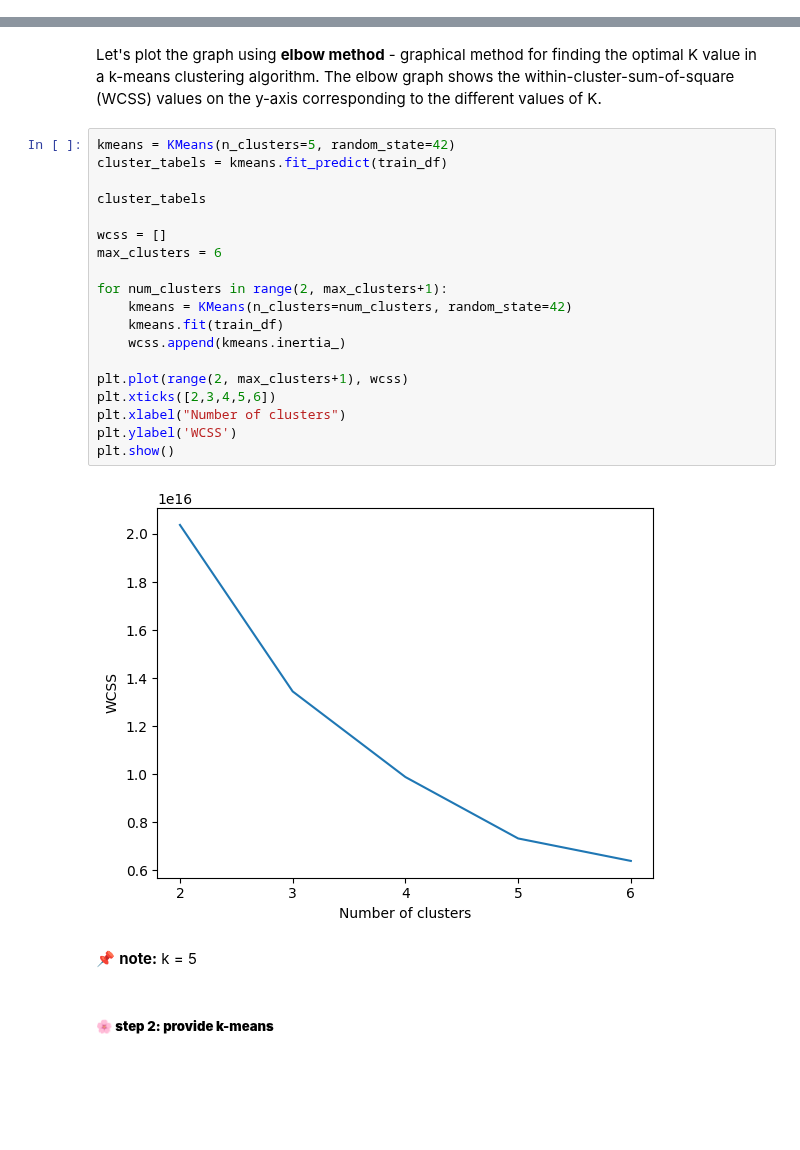
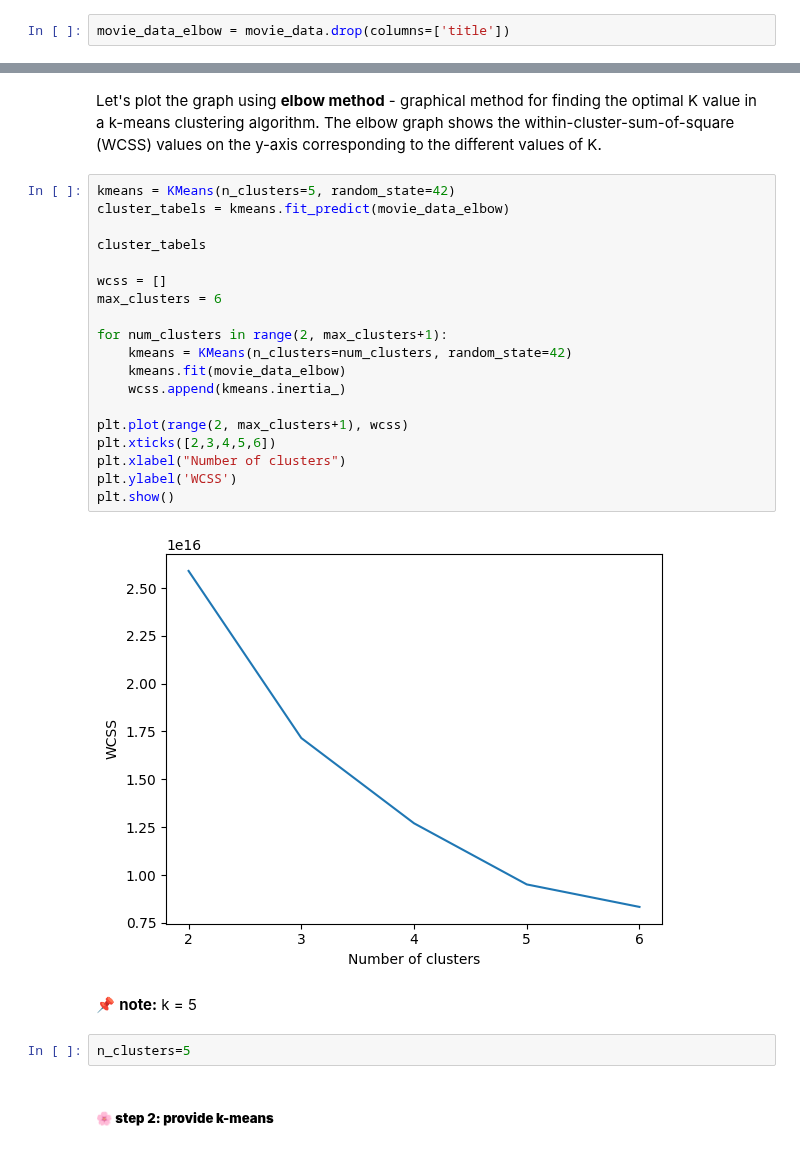
Before and after one commit to Wikusia-s/DM-recomendation-system, a Jupyter notebook: main.ipynb, the cells around one changed output, grey strips where cells are left out. Drawn from its saved outputs; the diff is of its cells as text; blank space fills up the shorter version.

Commit message:
elbow - finiseh

```diff
--- a/main.ipynb
+++ b/main.ipynb
@@ -319 +318,3 @@ movie_data.head()
+# %%
+movie_data_elbow = movie_data.drop(columns=['title'])
 # %% [markdown]
@@ -425,27 +463,29 @@ Movie recommendations system based on K-means.
 Let's plot the graph using **elbow method** - graphical method for finding the optimal K value in a k-means clustering algorithm. The elbow graph shows the within-cluster-sum-of-square (WCSS) values on the y-axis corresponding to the different values of K.
 # %%
 kmeans = KMeans(n_clusters=5, random_state=42)
-cluster_tabels = kmeans.fit_predict(train_df)
+cluster_tabels = kmeans.fit_predict(movie_data_elbow)
 
 cluster_tabels
 
 wcss = []
 max_clusters = 6
 
 for num_clusters in range(2, max_clusters+1):
     kmeans = KMeans(n_clusters=num_clusters, random_state=42)
-    kmeans.fit(train_df)
+    kmeans.fit(movie_data_elbow)
     wcss.append(kmeans.inertia_)
 
 plt.plot(range(2, max_clusters+1), wcss)
 plt.xticks([2,3,4,5,6])
 plt.xlabel("Number of clusters")
 plt.ylabel('WCSS')
 plt.show()
 # %% [output]
-[figure, old version]
+[figure, new version]
 # %% [markdown]
 📌 **note:** k = 5
+# %%
+n_clusters=5
 # %% [markdown]
 ##### 🌸 **step 2: provide k-means**
 # %%
```
Also changed, not shown: parts of 22 cells of this notebook.
